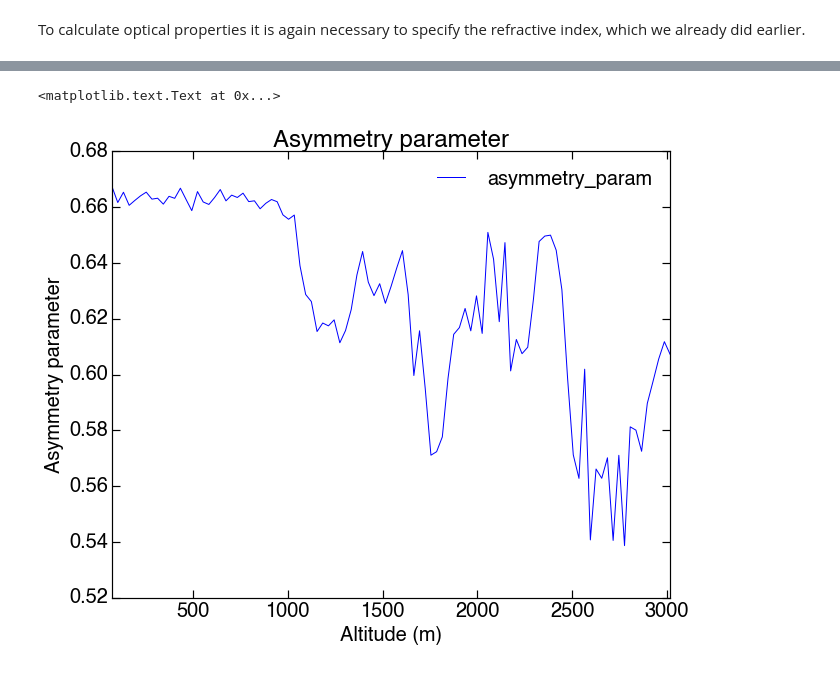
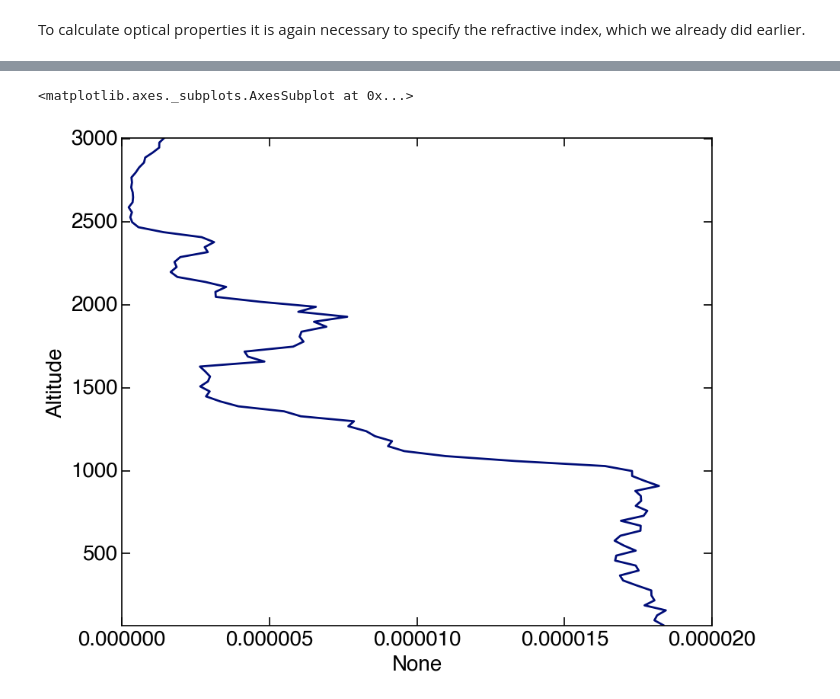
Before and after one commit to wblumberg/atm-py, a Jupyter notebook: examples/sizedistribution.ipynb, the cells around one changed output, grey strips where cells are left out. Cells and saved outputs as stored; diff of their text form; code cells hidden in the pictures.

```diff
--- a/examples/sizedistribution.ipynb
+++ b/examples/sizedistribution.ipynb
@@ -297,8 +275,9 @@ ax.set_title('Cumulative AOD')
-# %%
-ax = opt_prop.asymmetry_parameter_LS.plot()
-ax.set_xlabel('Altitude (m)')
-ax.set_ylabel('Asymmetry parameter')
-ax.set_title('Asymmetry parameter')
-# %% [output]
-<matplotlib.text.Text at 0x...>
-[figure, removed]
+# %%
+dist_LS.optical_properties_settings.refractive_index = 1.455
+dist_LS.optical_properties_settings.wavelength = 550.4
+opt_prop = dist_LS.optical_properties
+# %%
+dist_LS.optical_properties.extinction_coeff.plot()
+# %% [output]
+<matplotlib.axes._subplots.AxesSubplot at 0x...>
+[figure, added]
```
Also changed, not shown: parts of 8 cells of this notebook, 8 other files.
